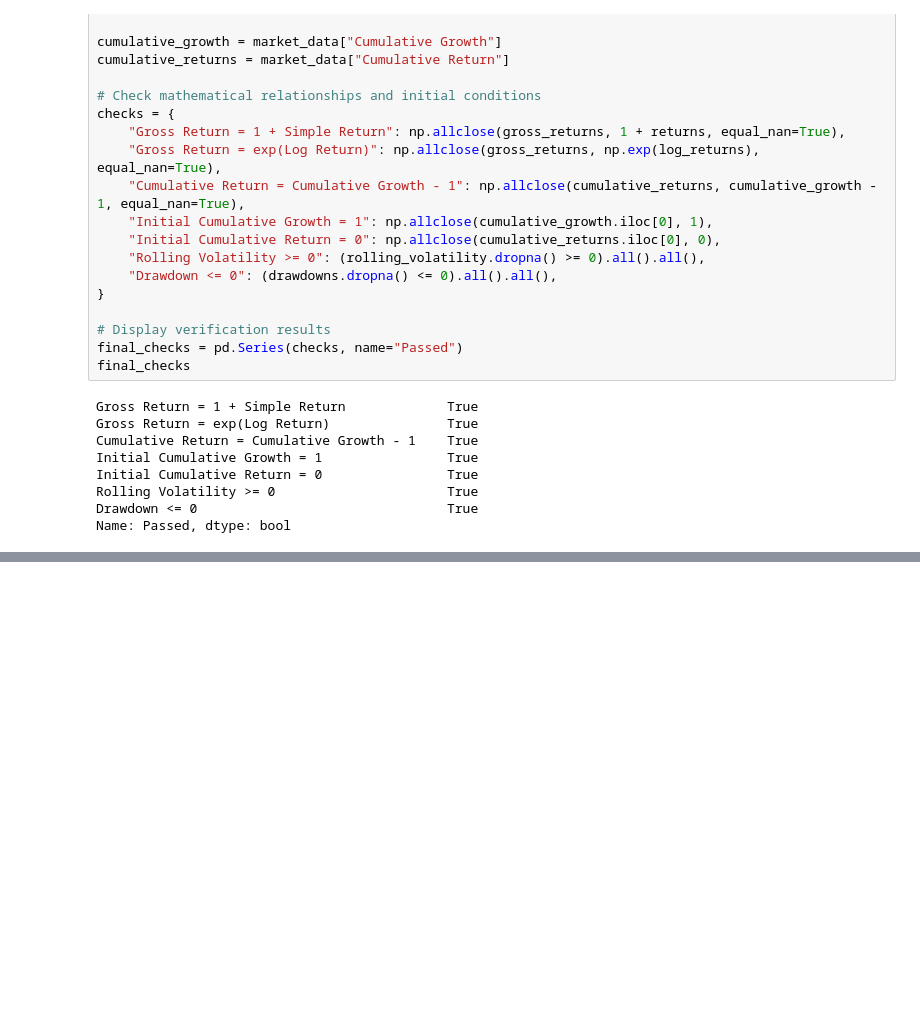
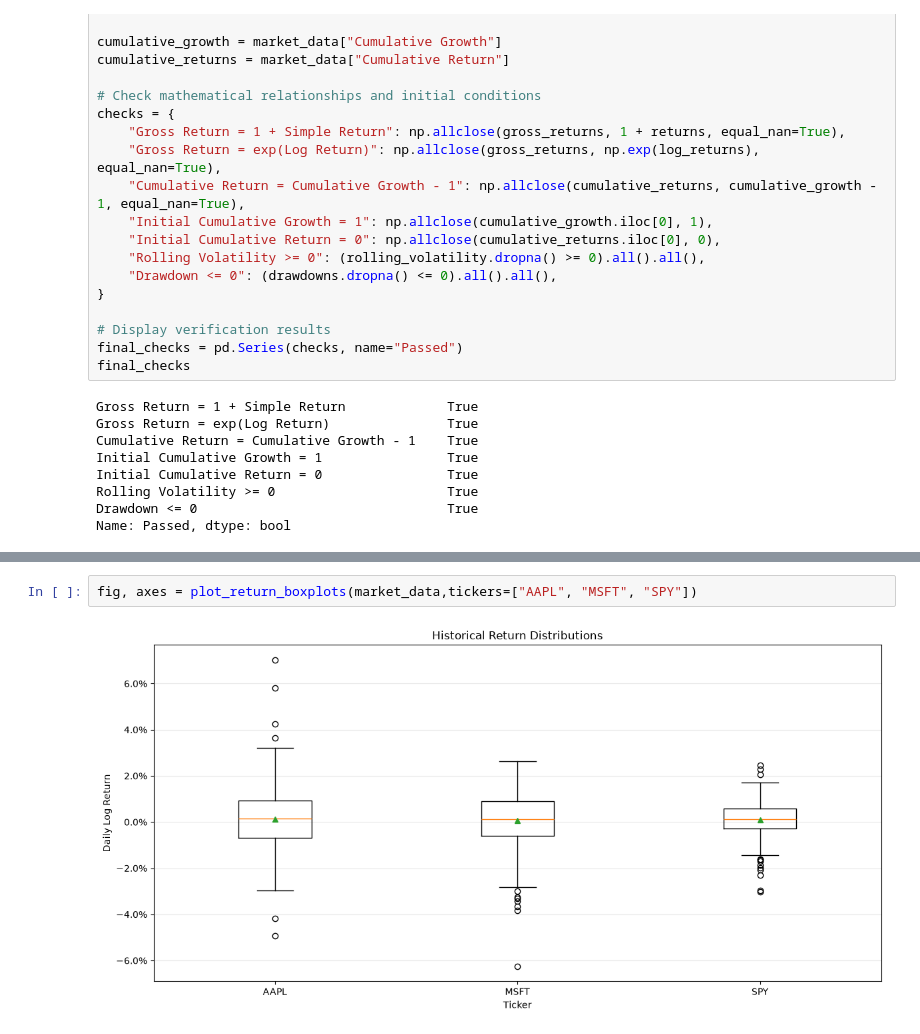
Before and after one commit to luisfelipegz/quantflux, a Jupyter notebook: notebooks/01_market_exploration.ipynb, the cells around one changed output, grey strips where cells are left out. Cells and saved outputs as stored; diff of their text form; blank space fills up the shorter version.

```diff
--- a/notebooks/01_market_exploration.ipynb
+++ b/notebooks/01_market_exploration.ipynb
@@ -439,0 +457,4 @@ Name: Passed, dtype: bool
+# %%
+fig, axes = plot_return_boxplots(market_data,tickers=["AAPL", "MSFT", "SPY"])
+# %% [output]
+[figure, added]
```
Also changed, not shown: parts of 9 cells of this notebook, 5 other files.
